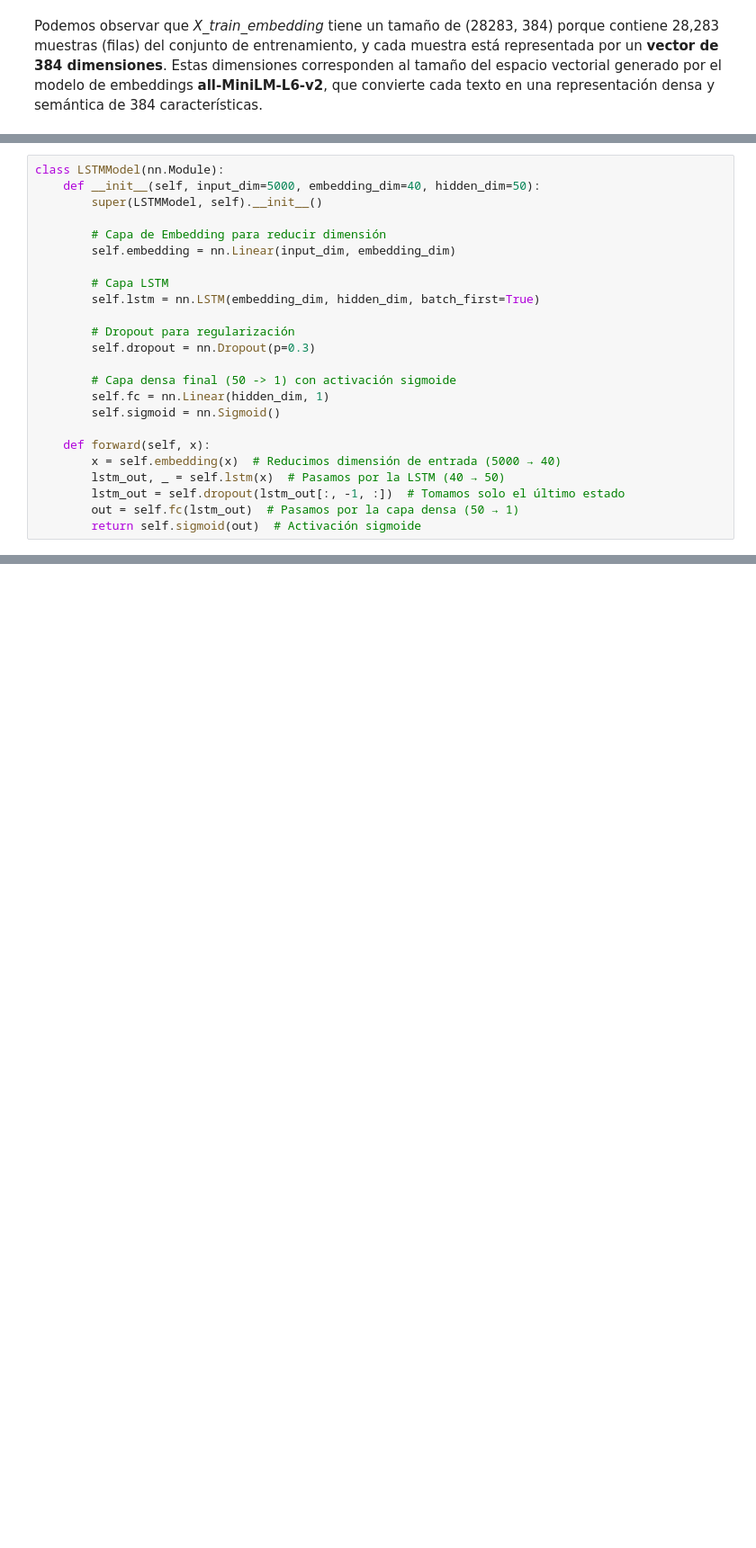
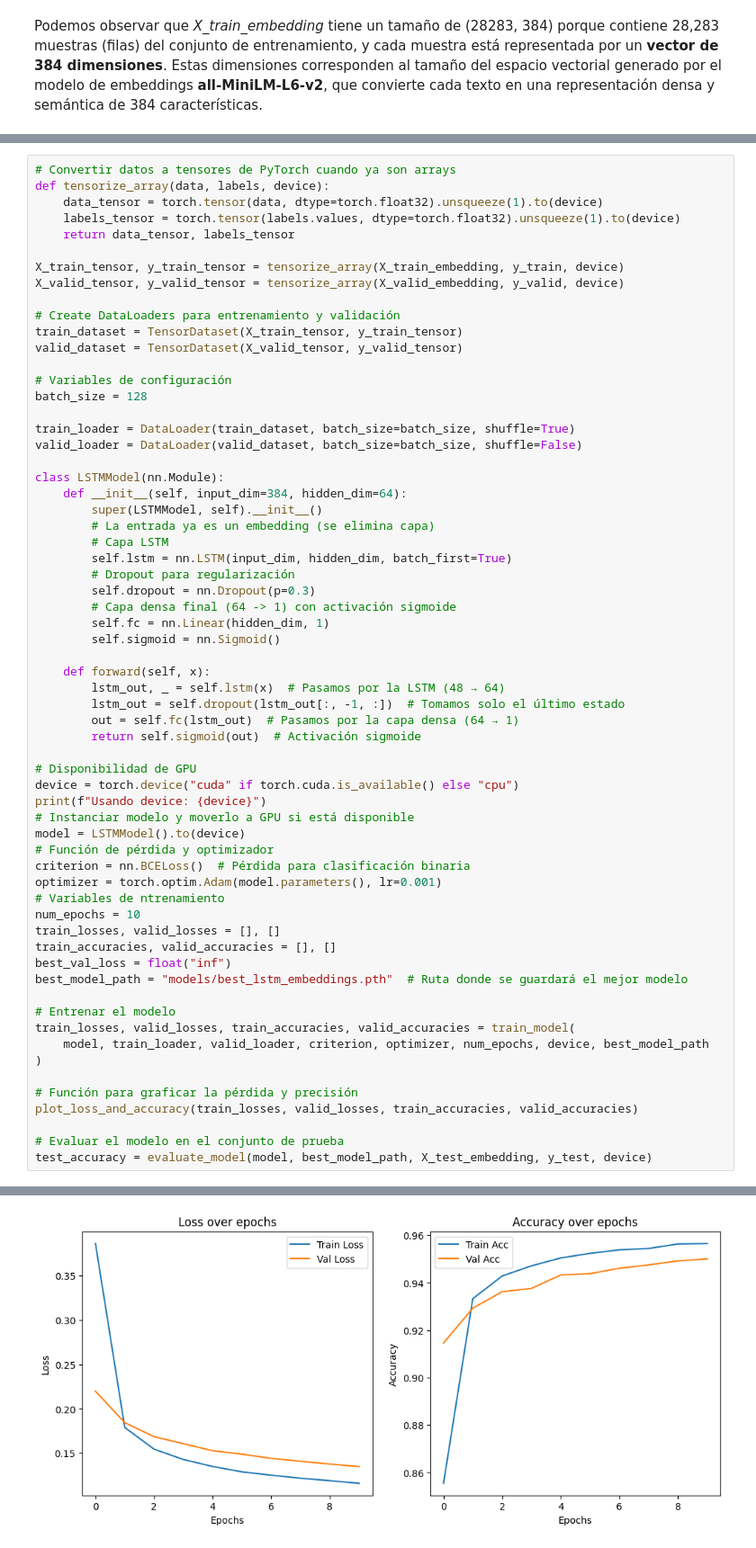
Before and after one commit to guillermo-grande/Fake-News-Detection, a Jupyter notebook: pipeline.ipynb, the cells around one changed output, grey strips where cells are left out. Shown at 90% size. Cells and saved outputs as stored; diff of their text form; blank space fills up the shorter version.

```diff
--- a/pipeline.ipynb
+++ b/pipeline.ipynb
@@ -894,24 +995,64 @@ valid_loader = DataLoader(valid_dataset, batch_size=batch_size, shuffle=False)
 # %%
+# Convertir datos a tensores de PyTorch cuando ya son arrays
+def tensorize_array(data, labels, device):
+    data_tensor = torch.tensor(data, dtype=torch.float32).unsqueeze(1).to(device)
+    labels_tensor = torch.tensor(labels.values, dtype=torch.float32).unsqueeze(1).to(device)
+    return data_tensor, labels_tensor
+
+X_train_tensor, y_train_tensor = tensorize_array(X_train_embedding, y_train, device)
+X_valid_tensor, y_valid_tensor = tensorize_array(X_valid_embedding, y_valid, device)
+
+# Create DataLoaders para entrenamiento y validación
+train_dataset = TensorDataset(X_train_tensor, y_train_tensor)
+valid_dataset = TensorDataset(X_valid_tensor, y_valid_tensor)
+
+# Variables de configuración
+batch_size = 128
+
+train_loader = DataLoader(train_dataset, batch_size=batch_size, shuffle=True)
+valid_loader = DataLoader(valid_dataset, batch_size=batch_size, shuffle=False)
+
 class LSTMModel(nn.Module):
-    def __init__(self, input_dim=5000, embedding_dim=40, hidden_dim=50):
+    def __init__(self, input_dim=384, hidden_dim=64):
         super(LSTMModel, self).__init__()
-
-        # Capa de Embedding para reducir dimensión
-        self.embedding = nn.Linear(input_dim, embedding_dim)
-
+        # La entrada ya es un embedding (se elimina capa)
         # Capa LSTM
-        self.lstm = nn.LSTM(embedding_dim, hidden_dim, batch_first=True)
-
+        self.lstm = nn.LSTM(input_dim, hidden_dim, batch_first=True)
         # Dropout para regularización
         self.dropout = nn.Dropout(p=0.3)
-
-        # Capa densa final (50 -> 1) con activación sigmoide
+        # Capa densa final (64 -> 1) con activación sigmoide
         self.fc = nn.Linear(hidden_dim, 1)
         self.sigmoid = nn.Sigmoid()
 
     def forward(self, x):
-        x = self.embedding(x)  # Reducimos dimensión de entrada (5000 → 40)
-        lstm_out, _ = self.lstm(x)  # Pasamos por la LSTM (40 → 50)
+        lstm_out, _ = self.lstm(x)  # Pasamos por la LSTM (48 → 64)
         lstm_out = self.dropout(lstm_out[:, -1, :])  # Tomamos solo el último estado
-        out = self.fc(lstm_out)  # Pasamos por la capa densa (50 → 1)
+        out = self.fc(lstm_out)  # Pasamos por la capa densa (64 → 1)
         return self.sigmoid(out)  # Activación sigmoide
+
+# Disponibilidad de GPU
+device = torch.device("cuda" if torch.cuda.is_available() else "cpu")
+print(f"Usando device: {device}")
+# Instanciar modelo y moverlo a GPU si está disponible
+model = LSTMModel().to(device)
+# Función de pérdida y optimizador
+criterion = nn.BCELoss()  # Pérdida para clasificación binaria
+optimizer = torch.optim.Adam(model.parameters(), lr=0.001)
+# Variables de ntrenamiento
+num_epochs = 10
+train_losses, valid_losses = [], []
+train_accuracies, valid_accuracies = [], []
+best_val_loss = float("inf")
+best_model_path = "models/best_lstm_embeddings.pth"  # Ruta donde se guardará el mejor modelo
+
+# Entrenar el modelo
+train_losses, valid_losses, train_accuracies, valid_accuracies = train_model(
+    model, train_loader, valid_loader, criterion, optimizer, num_epochs, device, best_model_path
+)
+
+# Función para graficar la pérdida y precisión
+plot_loss_and_accuracy(train_losses, valid_losses, train_accuracies, valid_accuracies)
+
+# Evaluar el modelo en el conjunto de prueba
+test_accuracy = evaluate_model(model, best_model_path, X_test_embedding, y_test, device)
+# %% [output]
@@ -917,0 +1076 @@ class LSTMModel(nn.Module):
+[figure, added]
```
Also changed, not shown: parts of 41 cells of this notebook.
